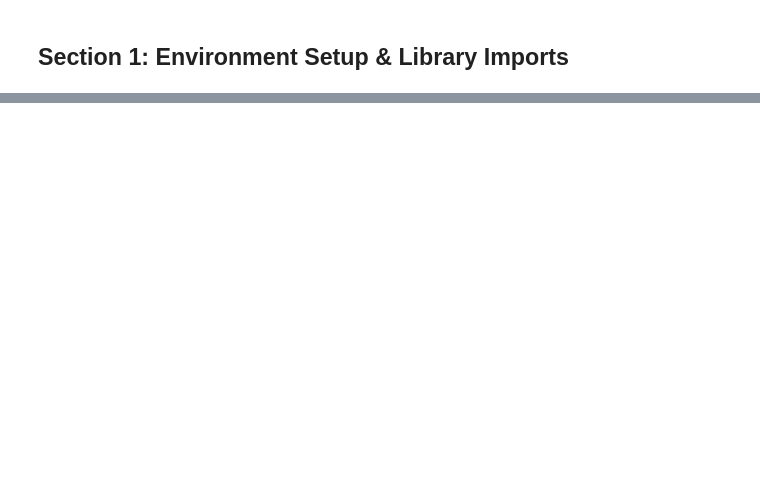
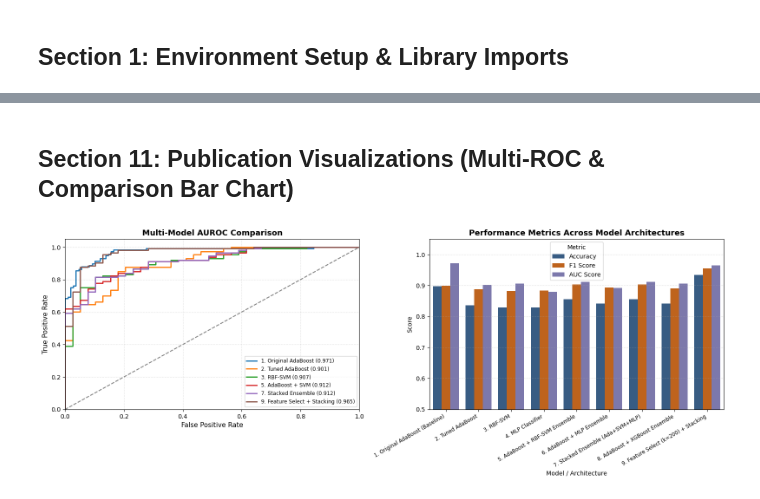
Before and after one commit to Aabhash-19/Capstone, a Jupyter notebook: Parkinsons_Disease_AdaBoost_Model.ipynb, the cells around one changed output, grey strips where cells are left out. Cells and saved outputs as stored; diff of their text form; code cells hidden in the pictures; blank space fills up the shorter version.

```diff
--- a/Parkinsons_Disease_AdaBoost_Model.ipynb
+++ b/Parkinsons_Disease_AdaBoost_Model.ipynb
@@ -337,0 +68,14 @@ plt.show()
+# %%
+# Replicate paper literal preprocessing (SMOTE -> Scaling -> 6-PCA -> Split)
+smote = SMOTE(random_state=42)
+X_res, y_res = smote.fit_resample(X, y)
+
+scaler_b = StandardScaler()
+X_sc_b = scaler_b.fit_transform(X_res)
+
+pca_b = PCA(n_components=6, random_state=42)
+X_pca_b = pca_b.fit_transform(X_sc_b)
+
+X_tr_b, X_te_b, y_tr_b, y_te_b = train_test_split(X_pca_b, y_res, test_size=0.2, random_state=42)
+
+print(f"Baseline Data: Balanced {y_res.value_counts().to_dict()} -> Retained 6 PCA components.")
@@ -337,0 +312,42 @@ plt.show()
+# %% [markdown]
+## Section 11: Publication Visualizations (Multi-ROC & Comparison Bar Chart)
+# %%
+fig, axes = plt.subplots(1, 2, figsize=(16, 6))
+
+# Plot 1: Multi-Model ROC Overlay
+roc_models = {
+    "1. Original AdaBoost": (y_te_b, prob_base),
+    "2. Tuned AdaBoost": (y_test, prob_tada),
+    "3. RBF-SVM": (y_test, prob_svm),
+    "5. AdaBoost + SVM": (y_test, prob_ada_svm),
+    "7. Stacked Ensemble": (y_test, prob_stack),
+    "9. Feature Select + Stacking": (y_test, prob_fs)
+}
+
+palette = sns.color_palette("tab10", len(roc_models))
+for (name, (y_t, y_p)), color in zip(roc_models.items(), palette):
+    fpr, tpr, _ = roc_curve(y_t, y_p)
+    auc_val = roc_auc_score(y_t, y_p)
+    axes[0].plot(fpr, tpr, lw=2, color=color, label=f"{name} ({auc_val:.3f})")
+
+axes[0].plot([0, 1], [0, 1], color='gray', lw=1.5, linestyle='--')
+axes[0].set_xlim([0.0, 1.0])
+axes[0].set_ylim([0.0, 1.05])
+axes[0].set_xlabel("False Positive Rate", fontsize=11)
+axes[0].set_ylabel("True Positive Rate", fontsize=11)
+axes[0].set_title("Multi-Model AUROC Comparison", fontsize=13, fontweight='bold')
+axes[0].legend(loc="lower right", fontsize=8.5)
+axes[0].grid(True, linestyle=":", alpha=0.6)
+
+# Plot 2: Accuracy & F1 Comparison
+df_plot = benchmark_df.melt(id_vars=["Model / Architecture"], value_vars=["Accuracy", "F1 Score", "AUC Score"], var_name="Metric", value_name="Score")
+sns.barplot(data=df_plot, x="Model / Architecture", y="Score", hue="Metric", ax=axes[1], palette=["#2b5c8f", "#d95f02", "#7570b3"])
+axes[1].set_title("Performance Metrics Across Model Architectures", fontsize=13, fontweight='bold')
+axes[1].set_xticklabels(axes[1].get_xticklabels(), rotation=30, ha="right", fontsize=8.5)
+axes[1].set_ylim([0.5, 1.05])
+axes[1].grid(axis="y", linestyle=":", alpha=0.6)
+
+plt.tight_layout()
+plt.show()
+# %% [output]
+[figure, added]
```
Also changed, not shown: parts of 42 cells of this notebook, 9 other files.
